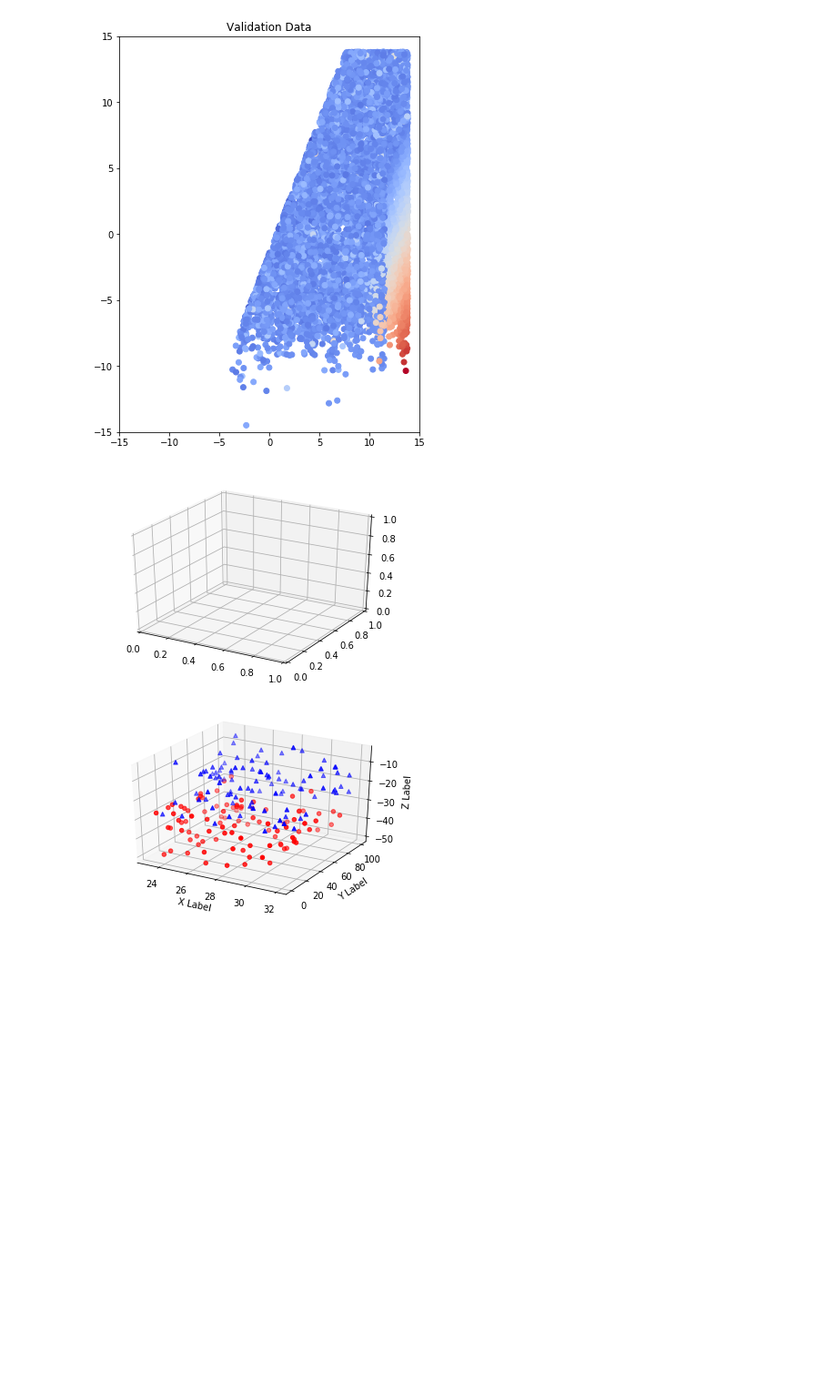
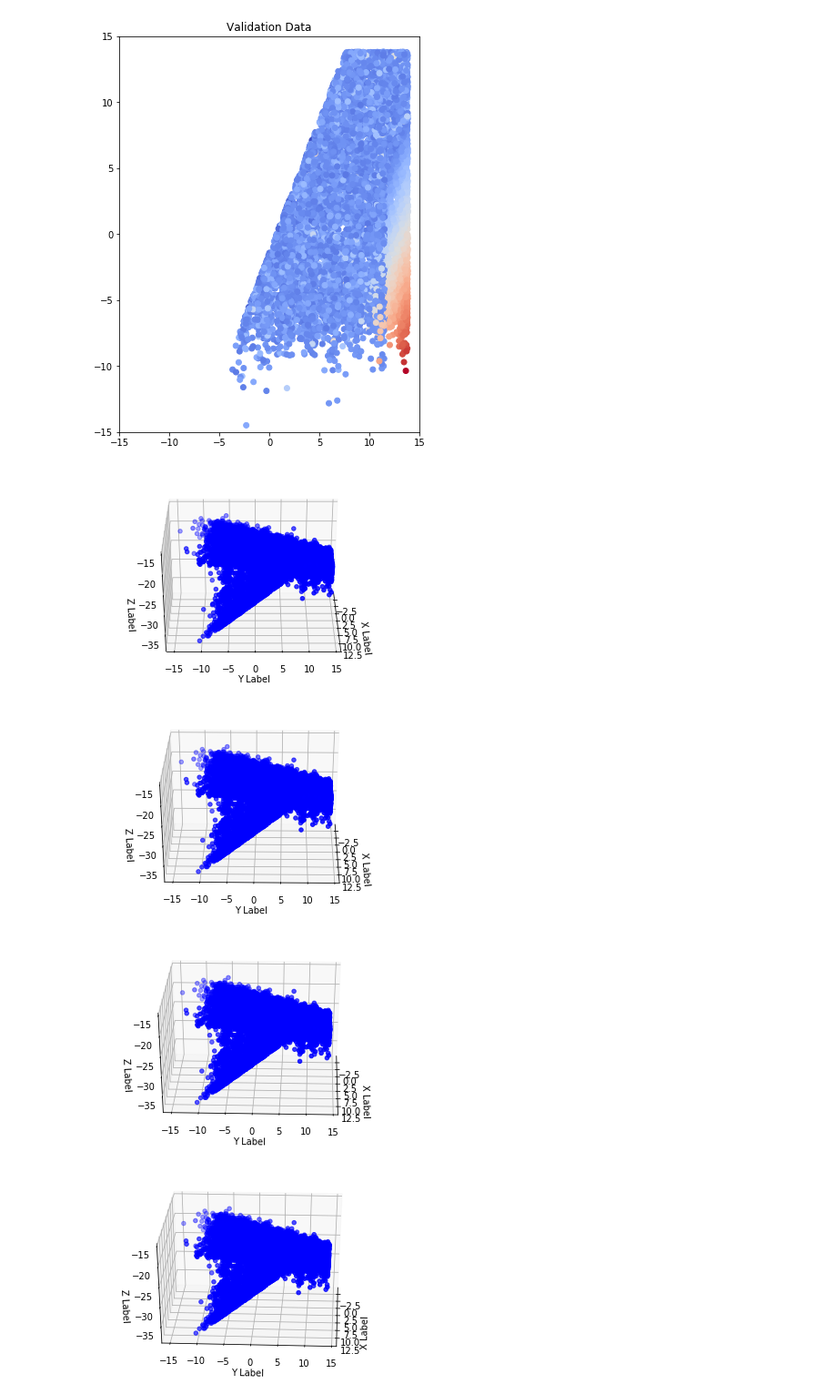
Before and after one commit to X-YI/playground, a Jupyter notebook: analysis.ipynb, the cells around one changed output. Shown: that part at 91% size. Drawn from its saved outputs; the diff is of its cells as text; code cells hidden in the pictures; blank space fills up the shorter version.

```diff
--- a/analysis.ipynb
+++ b/analysis.ipynb
@@ -147,52 +147,25 @@ _ = plt.plot()
 55269   -25.0
 Name: re1, Length: 20000, dtype: float64
 [figure]
-# %%
-import matplotlib.pyplot as plt
-from mpl_toolkits.mplot3d import Axes3D
-fig = plt.figure()
-ax = fig.add_subplot(111, projection='3d')
-
-ax.scatter(validation_examples["b"], ys, zs, c=c, marker=m)
-
-'''
-==============
-3D scatterplot
-==============
-
-Demonstration of a basic scatterplot in 3D.
-'''
-
-from mpl_toolkits.mplot3d import Axes3D
-import matplotlib.pyplot as plt
-import numpy as np
-
-
-def randrange(n, vmin, vmax):
-    '''
-    Helper function to make an array of random numbers having shape (n, )
-    with each number distributed Uniform(vmin, vmax).
-    '''
-    return (vmax - vmin)*np.random.rand(n) + vmin
-
-fig = plt.figure()
-ax = fig.add_subplot(111, projection='3d')
-
-n = 100
-
-# For each set of style and range settings, plot n random points in the box
-# defined by x in [23, 32], y in [0, 100], z in [zlow, zhigh].
-for c, m, zlow, zhigh in [('r', 'o', -50, -25), ('b', '^', -30, -5)]:
-    xs = randrange(n, 23, 32)
-    ys = randrange(n, 0, 100)
-    zs = randrange(n, zlow, zhigh)
-    ax.scatter(xs, ys, zs, c=c, marker=m)
-
-ax.set_xlabel('X Label')
-ax.set_ylabel('Y Label')
-ax.set_zlabel('Z Label')
-
-plt.show()
-# %% [output]
-[figure, removed]
-[figure, removed]
+# %%
+import matplotlib.pyplot as plt
+from mpl_toolkits.mplot3d import Axes3D
+
+for angle in range(0, 360):
+    fig = plt.figure()
+    ax = fig.add_subplot(111, projection='3d')
+
+    ax.scatter(validation_examples["b"], validation_examples["c"], validation_targets["re1"], c='b', marker='o')
+    ax.set_xlabel('X Label')
+    ax.set_ylabel('Y Label')
+    ax.set_zlabel('Z Label')
+
+    # rotate the axes and update
+    ax.view_init(30, angle)
+    plt.draw()
+    plt.pause(.001)
+# %% [output]
+[figure, added]
+[figure, added]
+[figure, added]
+[figure, added]
```
Also changed, not shown: parts of 1 cell of this notebook.
